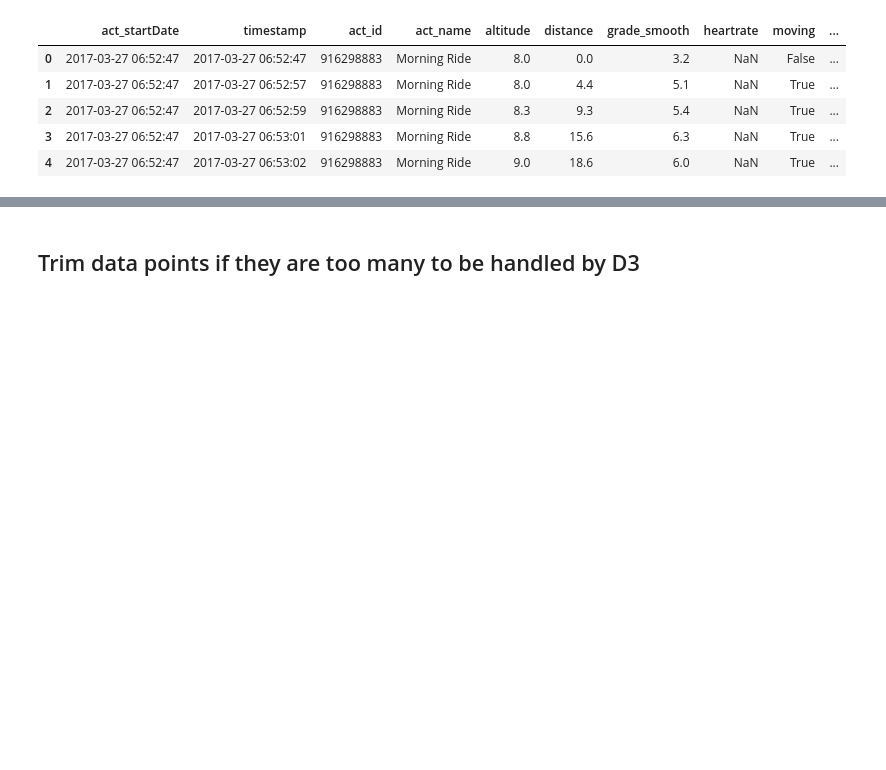
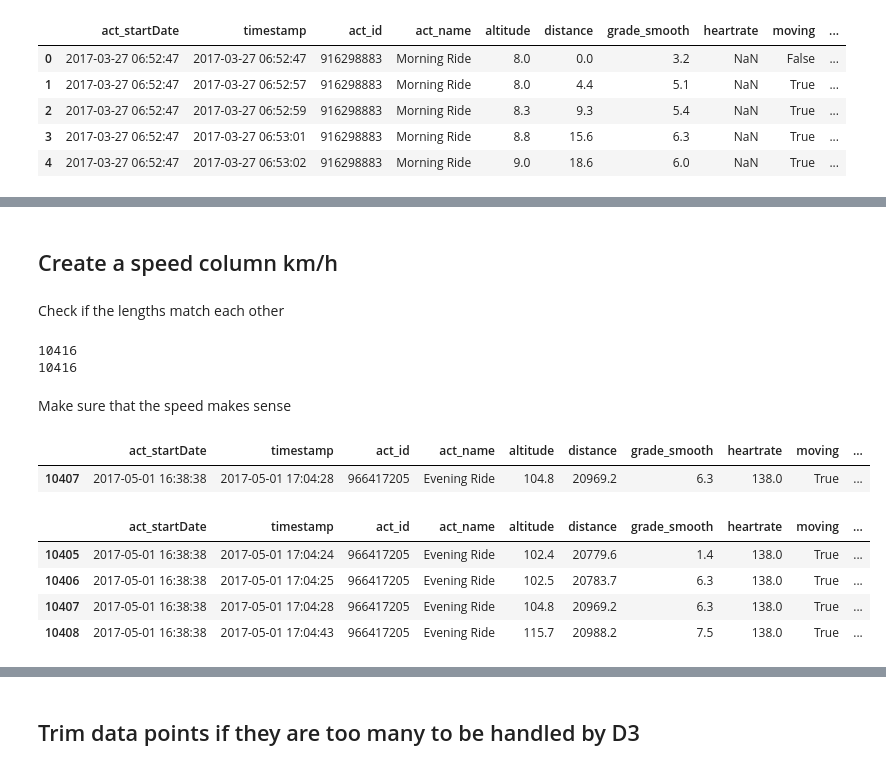
Before and after one commit to oikonang/bike_trip_project, a Jupyter notebook: python/Parsing STRAVA csv.ipynb, the cells around one changed output, grey strips where cells are left out. Drawn from its saved outputs; the diff is of its cells as text; code cells hidden in the pictures; blank space fills up the shorter version.

Commit message:
Done with STRAVA csv. Time to parse raw data from FitBit and Garmin Connect and LifeSum

```diff
--- a/python/Parsing STRAVA csv.ipynb
+++ b/python/Parsing STRAVA csv.ipynb
@@ -99,0 +170,15 @@ df.head()
+# %%
+# Create total elevation per day dataframe
+result = {}
+for day in days:
+    temp_alt_df = df[df['day'] == day]['altitude']
+    deltas = []
+    for i in range(len(temp_alt_df)):
+        if i>0:
+            delta = abs(temp_alt_df.iloc[i]-temp_alt_df.iloc[i-1])
+            deltas.append(delta)
+    result[day] = sum(deltas)
+
+# Create dataframe from result dictionary
+alt_ttl_df = pd.DataFrame(result.items(), columns=['day', 'ttl_elevation'])
+alt_ttl_df
@@ -99,0 +194,51 @@ df.head()
+# %% [markdown]
+## Create a speed column km/h
+# %%
+# Create an empty dataframe
+speed_df = pd.DataFrame(columns = ['time','distance','speed'])
+
+# Calculate the speed by measuring the m/s times 3.6 for km/h
+for day in days:
+    temp_speed_df = df[df['day'] == day].filter(items = ['time','distance'])
+    speed_list = []
+    for i in range(len(temp_speed_df)):
+        if i==0:
+            speed_list.append(0)
+        else:
+            dist_delta = float(temp_speed_df['distance'].iloc[i]-temp_speed_df['distance'].iloc[i-1])
+            time_delta = int(temp_speed_df['time'].iloc[i]-temp_speed_df['time'].iloc[i-1])
+            if time_delta == 0: # handles division error
+                speed = speed_list[i-1]
+                speed_list.append(speed)
+            else:
+                speed = (dist_delta/time_delta) * 3.6
+                speed_list.append(speed)
+    # Add new speed column to temp_speed_df
+    temp_speed_df['speed'] = np.asarray(speed_list)
+    speed_df = pd.concat([temp_speed_df,speed_df])
+# %% [markdown]
+Check if the lengths match each other
+# %%
+print len(speed_df)
+print len(df)
+# %% [output]
+10416
+10416
+# %%
+# Merge speed_df with the main dataframe on indexes
+df = df.join(speed_df['speed'], how='outer')
+# %% [markdown]
+Make sure that the speed makes sense
+# %%
+df[df['speed']>100]
+# %% [output]
+|  | act_startDate | timestamp | act_id | act_name | altitude | distance | grade_smooth | heartrate | moving | ... |
+| 10407 | 2017-05-01 16:38:38 | 2017-05-01 17:04:28 | 966417205 | Evening Ride | 104.8 | 20969.2 | 6.3 | 138.0 | True | ... |
+# %%
+df.iloc[10405:10409]
+# %% [output]
+|  | act_startDate | timestamp | act_id | act_name | altitude | distance | grade_smooth | heartrate | moving | ... |
+| 10405 | 2017-05-01 16:38:38 | 2017-05-01 17:04:24 | 966417205 | Evening Ride | 102.4 | 20779.6 | 1.4 | 138.0 | True | ... |
+| 10406 | 2017-05-01 16:38:38 | 2017-05-01 17:04:25 | 966417205 | Evening Ride | 102.5 | 20783.7 | 6.3 | 138.0 | True | ... |
+| 10407 | 2017-05-01 16:38:38 | 2017-05-01 17:04:28 | 966417205 | Evening Ride | 104.8 | 20969.2 | 6.3 | 138.0 | True | ... |
+| 10408 | 2017-05-01 16:38:38 | 2017-05-01 17:04:43 | 966417205 | Evening Ride | 115.7 | 20988.2 | 7.5 | 138.0 | True | ... |
```
Also changed, not shown: parts of 25 cells of this notebook, 2 other files.
